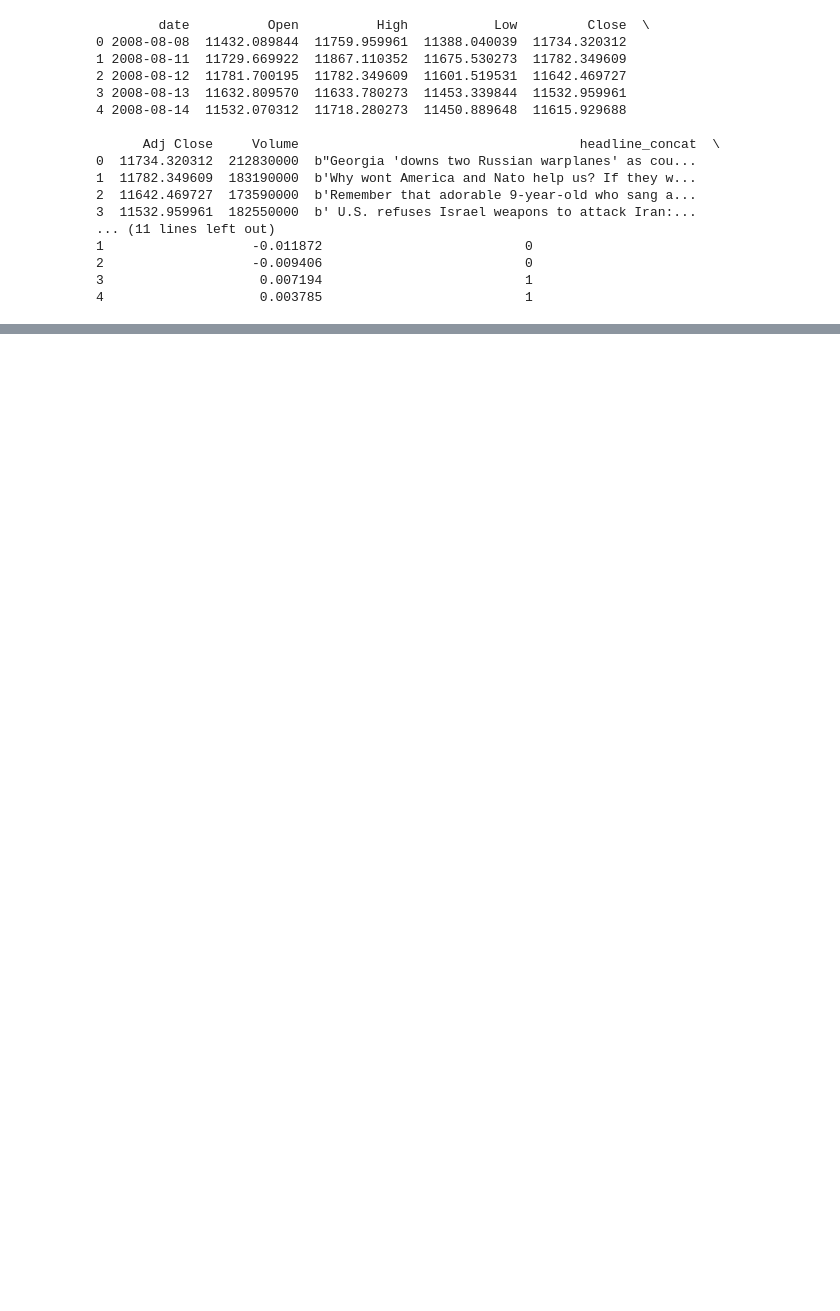
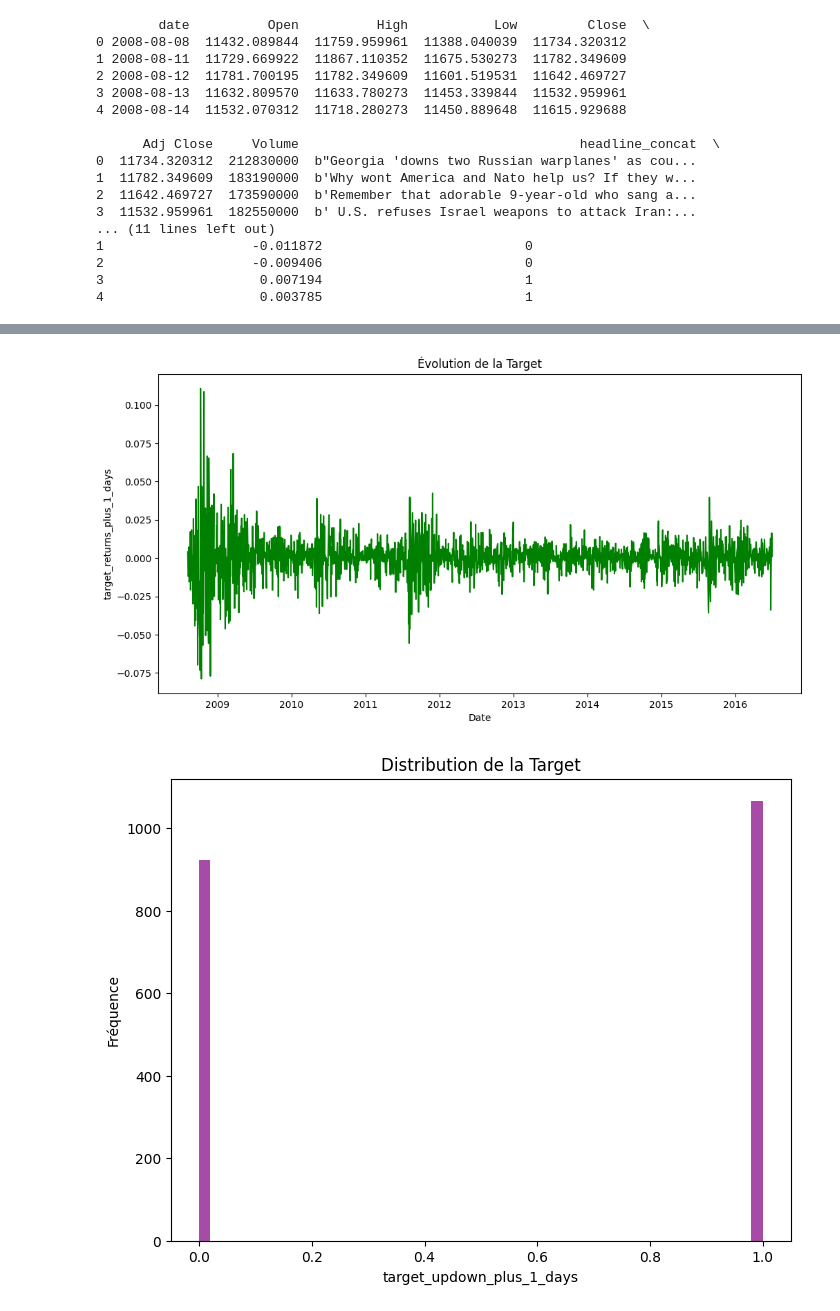
Before and after one commit to ArthurEDLP/projet_deep_learning, a Jupyter notebook: analyse.ipynb, the cells around one changed output, grey strips where cells are left out. Cells and saved outputs as stored; diff of their text form; code cells hidden in the pictures; blank space fills up the shorter version.

```diff
--- a/analyse.ipynb
+++ b/analyse.ipynb
@@ -35,0 +57,24 @@ print(os.listdir())
+# %%
+# Visualiser la target
+
+# Avec les valeurs
+
+plt.figure(figsize=(12, 6))
+plt.plot(df['date'], df['target_returns_plus_1_days'], color='green')
+plt.xlabel('Date')
+plt.ylabel('target_returns_plus_1_days')
+plt.title('Évolution de la Target')
+plt.show()
+
+
+# Positif vs Négatif
+
+plt.figure(figsize=(8, 6))
+plt.hist(df['target_updown_plus_1_days'], bins=50, color='purple', alpha=0.7)
+plt.xlabel('target_updown_plus_1_days')
+plt.ylabel('Fréquence')
+plt.title('Distribution de la Target')
+plt.show()
+# %% [output]
+[figure, added]
+[figure, added]
```
Also changed, not shown: parts of 4 cells of this notebook.
